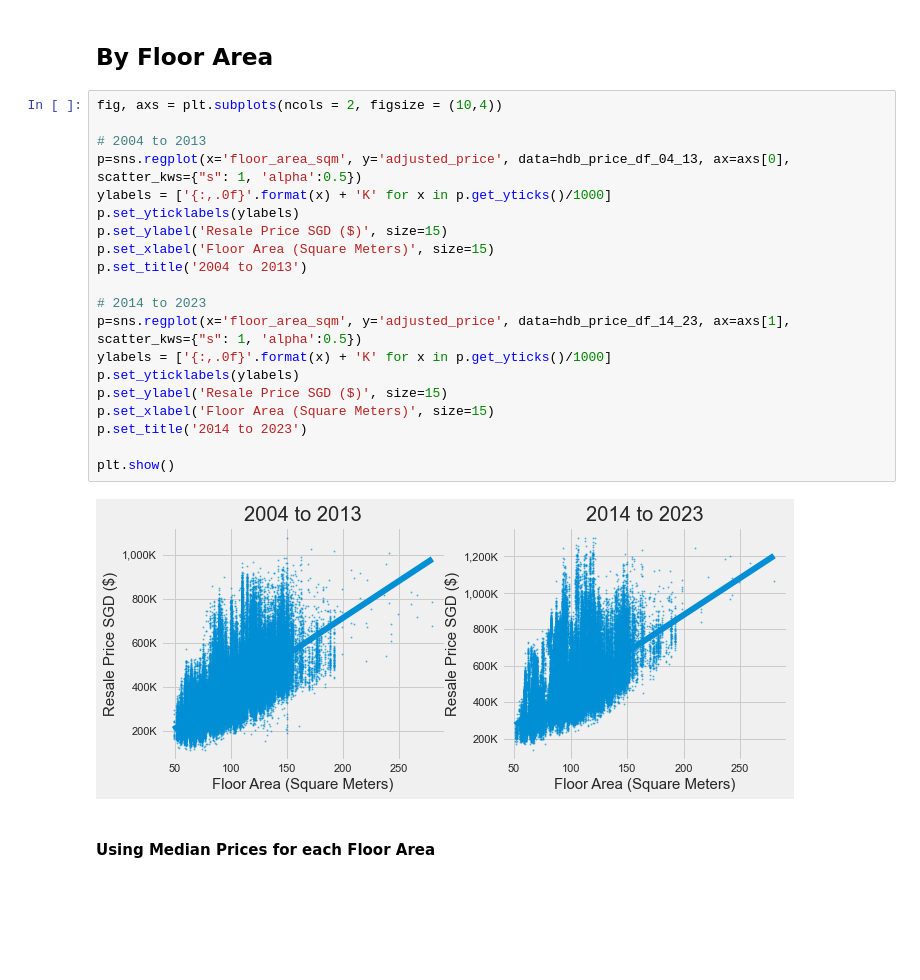
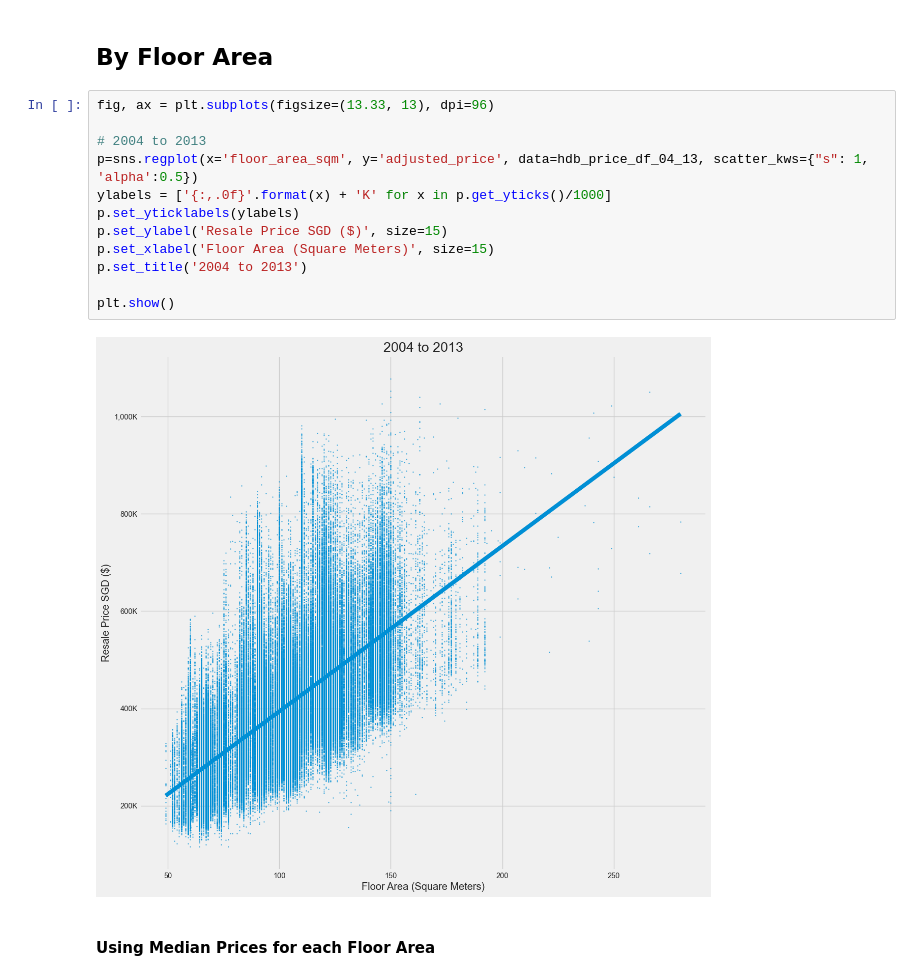
Before and after one commit to raychng/bt4222-project, a Jupyter notebook: EDA 2004 to 2013.ipynb, the cells around one changed output. Drawn from its saved outputs; the diff is of its cells as text; blank space fills up the shorter version.

```diff
--- a/EDA 2004 to 2013.ipynb
+++ b/EDA 2004 to 2013.ipynb
@@ -619,27 +663,19 @@ IndexError: positional indexers are out-of-bounds
 # %% [markdown]
 ## By Floor Area
 # %%
-fig, axs = plt.subplots(ncols = 2, figsize = (10,4))
+fig, ax = plt.subplots(figsize=(13.33, 13), dpi=96)
 
 # 2004 to 2013
-p=sns.regplot(x='floor_area_sqm', y='adjusted_price', data=hdb_price_df_04_13, ax=axs[0], scatter_kws={"s": 1, 'alpha':0.5})
+p=sns.regplot(x='floor_area_sqm', y='adjusted_price', data=hdb_price_df_04_13, scatter_kws={"s": 1, 'alpha':0.5})
 ylabels = ['{:,.0f}'.format(x) + 'K' for x in p.get_yticks()/1000]
 p.set_yticklabels(ylabels)
 p.set_ylabel('Resale Price SGD ($)', size=15)
 p.set_xlabel('Floor Area (Square Meters)', size=15)
 p.set_title('2004 to 2013')
 
-# 2014 to 2023
-p=sns.regplot(x='floor_area_sqm', y='adjusted_price', data=hdb_price_df_14_23, ax=axs[1], scatter_kws={"s": 1, 'alpha':0.5})
-ylabels = ['{:,.0f}'.format(x) + 'K' for x in p.get_yticks()/1000]
-p.set_yticklabels(ylabels)
-p.set_ylabel('Resale Price SGD ($)', size=15)
-p.set_xlabel('Floor Area (Square Meters)', size=15)
-p.set_title('2014 to 2023')
-
 plt.show()
 # %% [output]
-[figure, old version]
+[figure, new version]
 # %% [markdown]
 #### Using Median Prices for each Floor Area
 # %%
```
Also changed, not shown: parts of 33 cells of this notebook.
